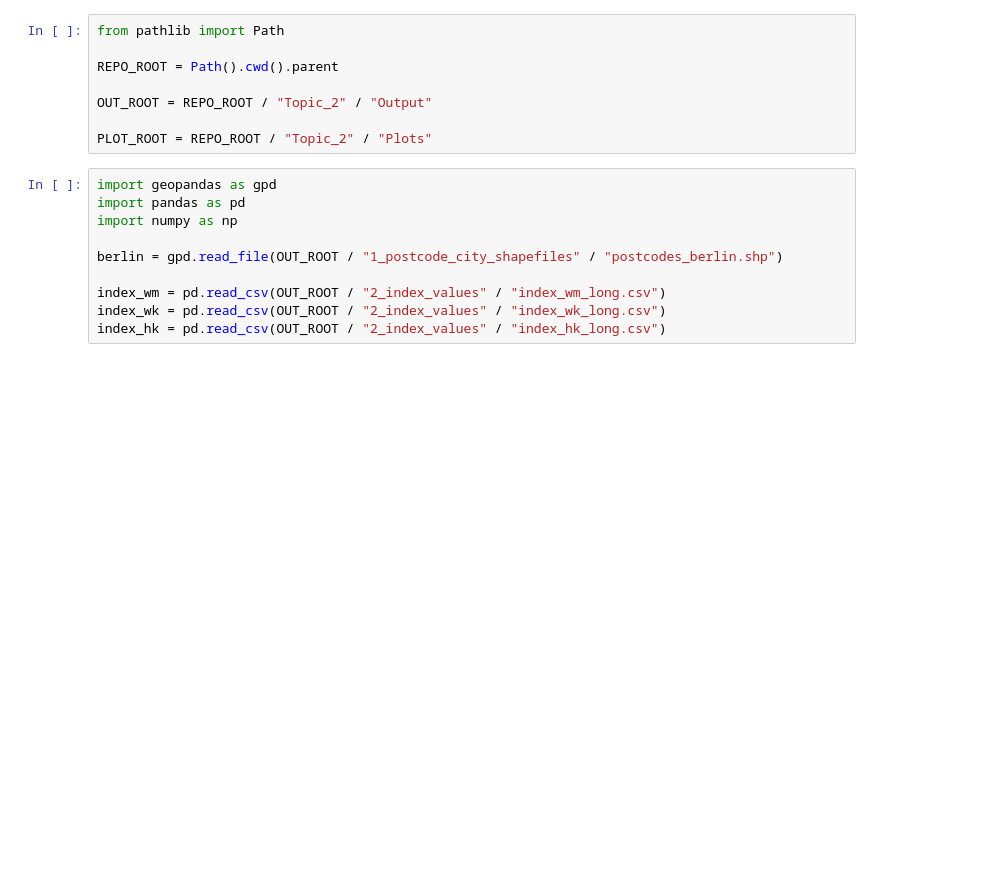
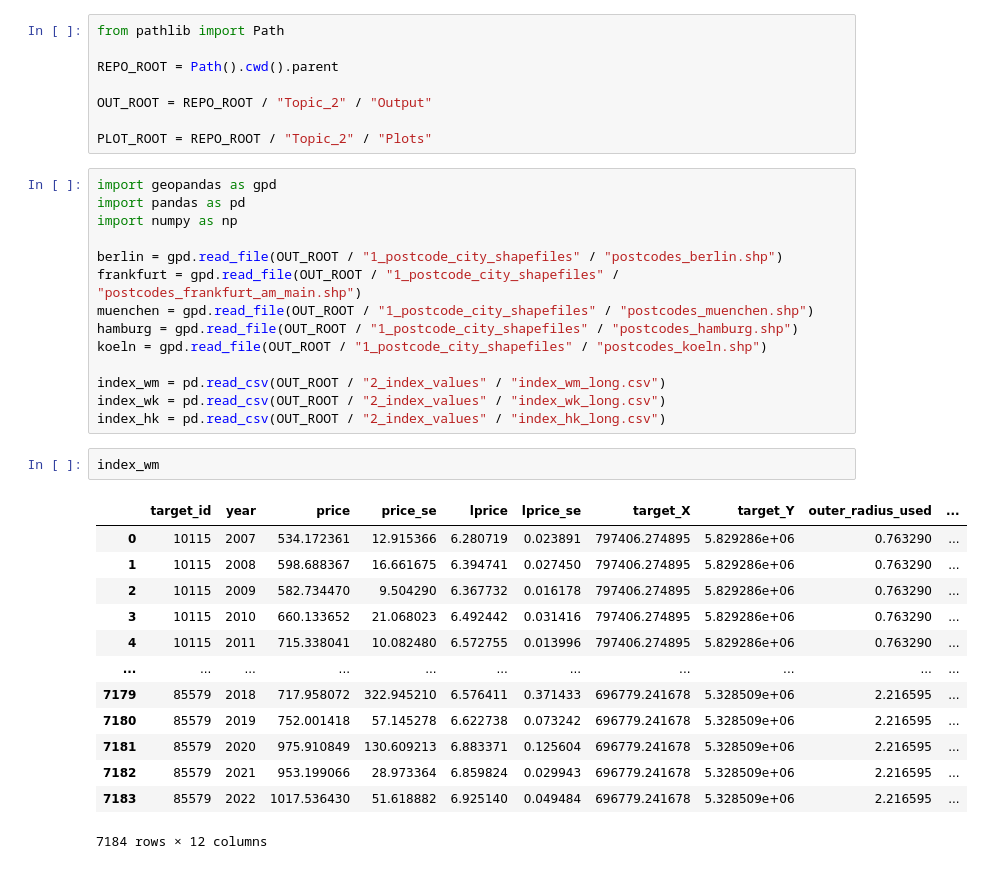
Before and after one commit to jendrkk/QSE-Tutorial, a Jupyter notebook: Topic_2/task_3.ipynb, the cells around one changed output. Saved outputs shown, nothing was run; the diff lists cells and outputs as text; blank space fills up the shorter version.

```diff
--- a/Topic_2/task_3.ipynb
+++ b/Topic_2/task_3.ipynb
@@ -12,7 +12,27 @@ import pandas as pd
 import numpy as np
 
 berlin = gpd.read_file(OUT_ROOT / "1_postcode_city_shapefiles" / "postcodes_berlin.shp")
+frankfurt = gpd.read_file(OUT_ROOT / "1_postcode_city_shapefiles" / "postcodes_frankfurt_am_main.shp")
+muenchen = gpd.read_file(OUT_ROOT / "1_postcode_city_shapefiles" / "postcodes_muenchen.shp")
+hamburg = gpd.read_file(OUT_ROOT / "1_postcode_city_shapefiles" / "postcodes_hamburg.shp")
+koeln = gpd.read_file(OUT_ROOT / "1_postcode_city_shapefiles" / "postcodes_koeln.shp")
 
 index_wm = pd.read_csv(OUT_ROOT / "2_index_values" / "index_wm_long.csv")
 index_wk = pd.read_csv(OUT_ROOT / "2_index_values" / "index_wk_long.csv")
 index_hk = pd.read_csv(OUT_ROOT / "2_index_values" / "index_hk_long.csv")
+# %%
+index_wm
+# %% [output]
+|  | target_id | year | price | price_se | lprice | lprice_se | target_X | target_Y | outer_radius_used | ... |
+| 0 | 10115 | 2007 | 534.172361 | 12.915366 | 6.280719 | 0.023891 | 797406.274895 | 5.829286e+06 | 0.763290 | ... |
+| 1 | 10115 | 2008 | 598.688367 | 16.661675 | 6.394741 | 0.027450 | 797406.274895 | 5.829286e+06 | 0.763290 | ... |
+| 2 | 10115 | 2009 | 582.734470 | 9.504290 | 6.367732 | 0.016178 | 797406.274895 | 5.829286e+06 | 0.763290 | ... |
+| 3 | 10115 | 2010 | 660.133652 | 21.068023 | 6.492442 | 0.031416 | 797406.274895 | 5.829286e+06 | 0.763290 | ... |
+| 4 | 10115 | 2011 | 715.338041 | 10.082480 | 6.572755 | 0.013996 | 797406.274895 | 5.829286e+06 | 0.763290 | ... |
+| ... | ... | ... | ... | ... | ... | ... | ... | ... | ... | ... |
+| 7179 | 85579 | 2018 | 717.958072 | 322.945210 | 6.576411 | 0.371433 | 696779.241678 | 5.328509e+06 | 2.216595 | ... |
+| 7180 | 85579 | 2019 | 752.001418 | 57.145278 | 6.622738 | 0.073242 | 696779.241678 | 5.328509e+06 | 2.216595 | ... |
+| 7181 | 85579 | 2020 | 975.910849 | 130.609213 | 6.883371 | 0.125604 | 696779.241678 | 5.328509e+06 | 2.216595 | ... |
+| 7182 | 85579 | 2021 | 953.199066 | 28.973364 | 6.859824 | 0.029943 | 696779.241678 | 5.328509e+06 | 2.216595 | ... |
+| 7183 | 85579 | 2022 | 1017.536430 | 51.618882 | 6.925140 | 0.049484 | 696779.241678 | 5.328509e+06 | 2.216595 | ... |
+7184 rows × 12 columns
```
Also changed, not shown: parts of 22 cells of this notebook, 8 other files.
